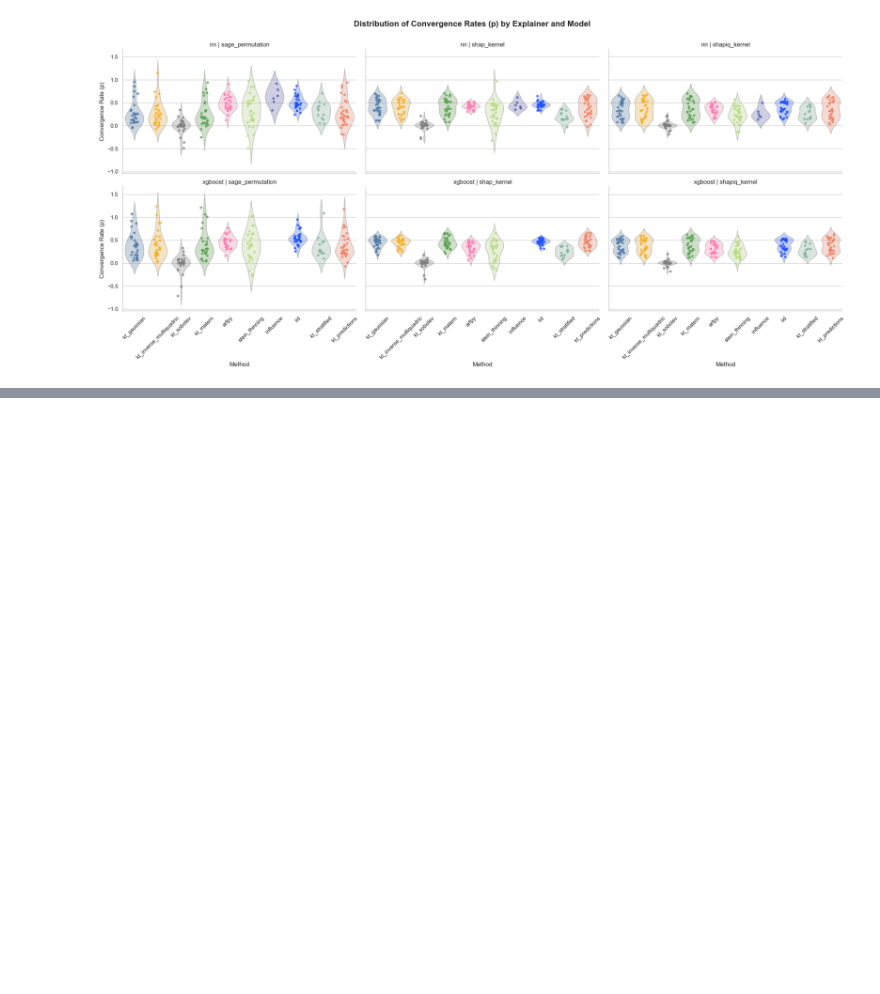
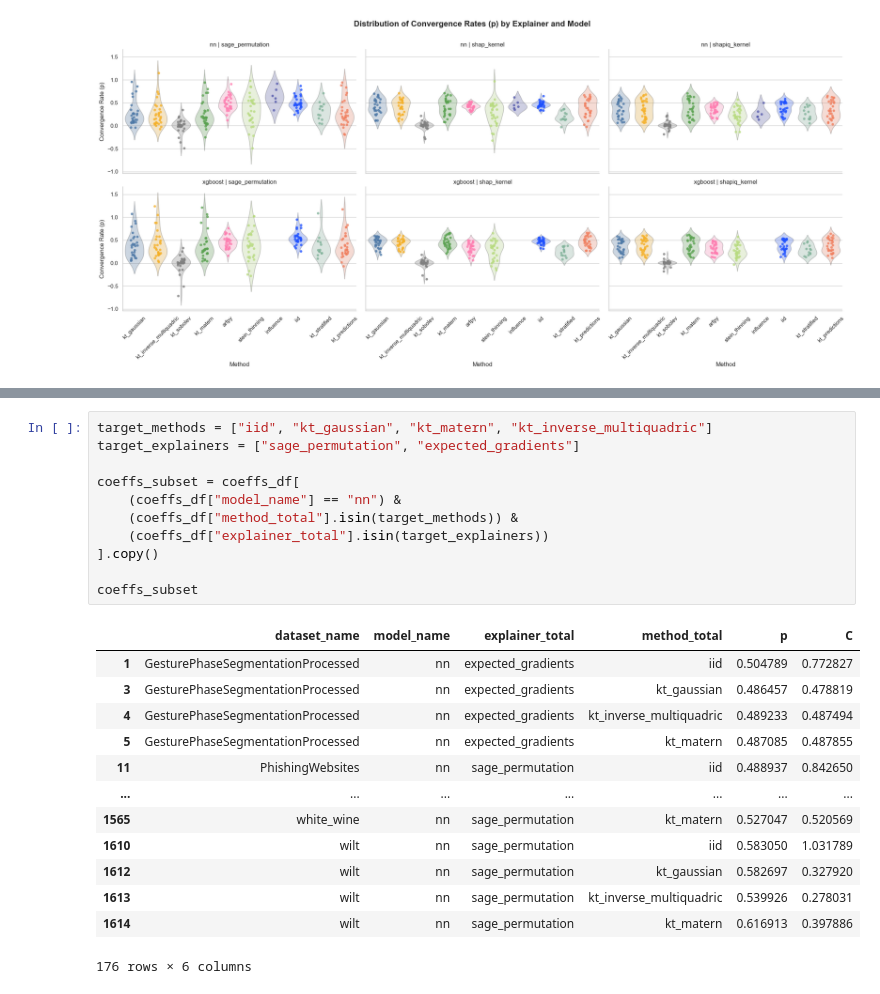
Before and after one commit to kateqwerty001/bsc-compress-then-explain, a Jupyter notebook: visualizations/rates.ipynb, the cells around one changed output, grey strips where cells are left out. Saved outputs shown, nothing was run; the diff lists cells and outputs as text; blank space fills up the shorter version.

```diff
--- a/visualizations/rates.ipynb
+++ b/visualizations/rates.ipynb
@@ -777,0 +908,25 @@ Passing `palette` without assigning `hue` is deprecated and will be removed in v
+# %%
+target_methods = ["iid", "kt_gaussian", "kt_matern", "kt_inverse_multiquadric"]
+target_explainers = ["sage_permutation", "expected_gradients"]
+
+coeffs_subset = coeffs_df[
+    (coeffs_df["model_name"] == "nn") &
+    (coeffs_df["method_total"].isin(target_methods)) &
+    (coeffs_df["explainer_total"].isin(target_explainers))
+].copy()
+
+coeffs_subset
+# %% [output]
+|  | dataset_name | model_name | explainer_total | method_total | p | C |
+| 1 | GesturePhaseSegmentationProcessed | nn | expected_gradients | iid | 0.504789 | 0.772827 |
+| 3 | GesturePhaseSegmentationProcessed | nn | expected_gradients | kt_gaussian | 0.486457 | 0.478819 |
+| 4 | GesturePhaseSegmentationProcessed | nn | expected_gradients | kt_inverse_multiquadric | 0.489233 | 0.487494 |
+| 5 | GesturePhaseSegmentationProcessed | nn | expected_gradients | kt_matern | 0.487085 | 0.487855 |
+| 11 | PhishingWebsites | nn | sage_permutation | iid | 0.488937 | 0.842650 |
+| ... | ... | ... | ... | ... | ... | ... |
+| 1565 | white_wine | nn | sage_permutation | kt_matern | 0.527047 | 0.520569 |
+| 1610 | wilt | nn | sage_permutation | iid | 0.583050 | 1.031789 |
+| 1612 | wilt | nn | sage_permutation | kt_gaussian | 0.582697 | 0.327920 |
+| 1613 | wilt | nn | sage_permutation | kt_inverse_multiquadric | 0.539926 | 0.278031 |
+| 1614 | wilt | nn | sage_permutation | kt_matern | 0.616913 | 0.397886 |
+176 rows × 6 columns
```
Also changed, not shown: parts of 11 cells of this notebook, 14 other files.
